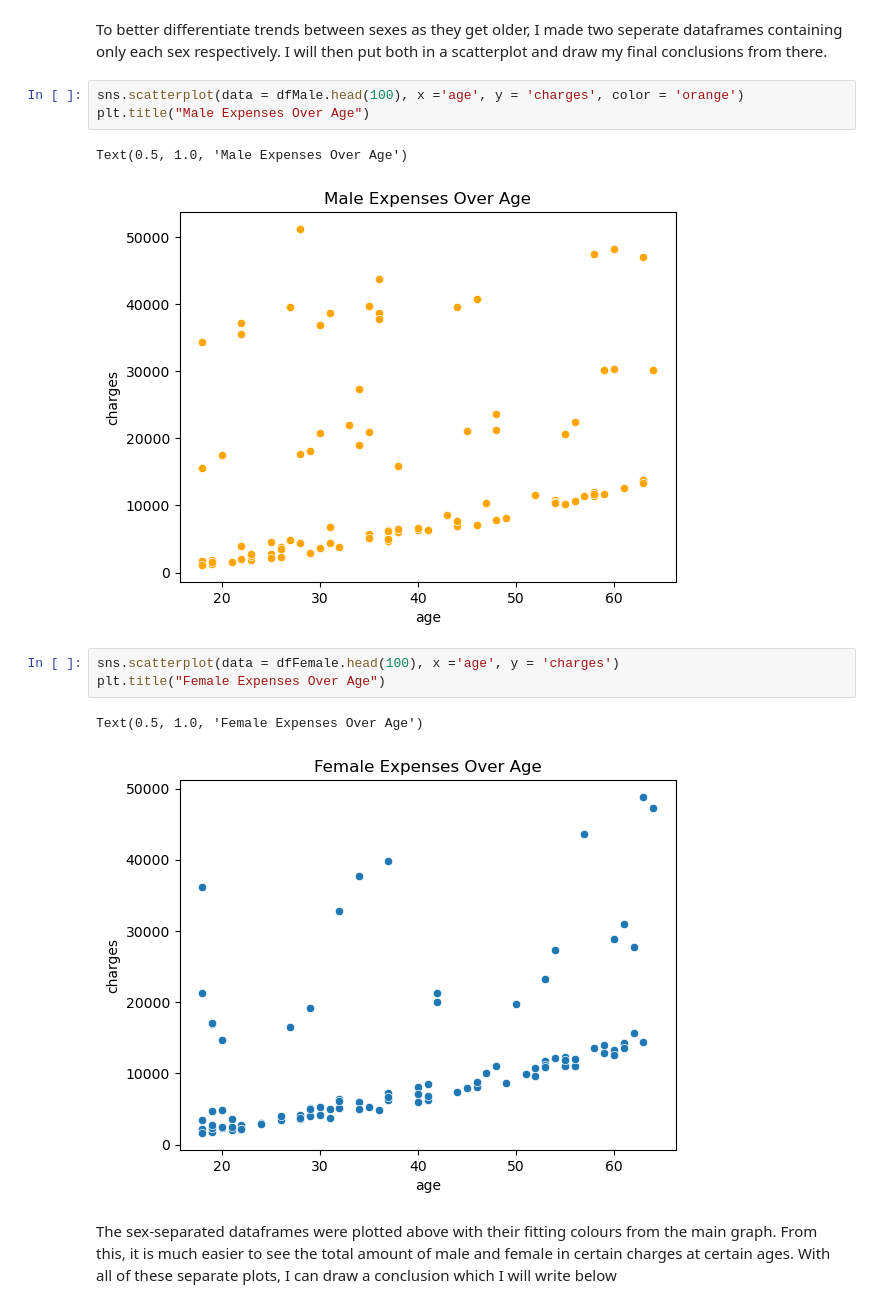
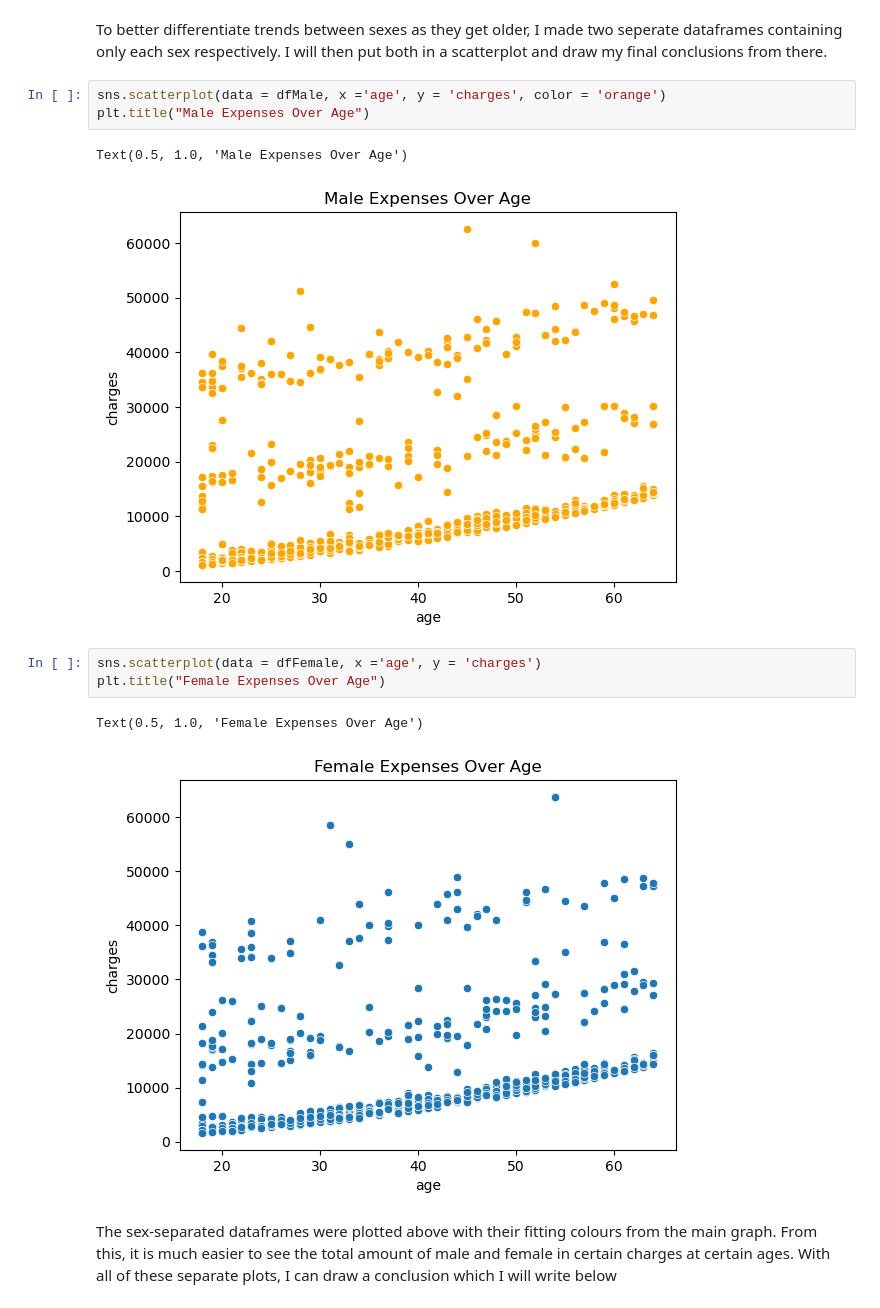
Before and after one commit to ubco-W2022T1-cosc301/project-group44, a Jupyter notebook: notebooks/analysis3.ipynb, the cells around one changed output. Cells and saved outputs as stored; diff of their text form.

```diff
--- a/notebooks/analysis3.ipynb
+++ b/notebooks/analysis3.ipynb
@@ -194,17 +194,17 @@ print(dfFemale)
 # %% [markdown]
 To better differentiate trends between sexes as they get older, I made two seperate dataframes containing only each sex respectively. I will then put both in a scatterplot and draw my final conclusions from there.
 # %%
-sns.scatterplot(data = dfMale.head(100), x ='age', y = 'charges', color = 'orange')
+sns.scatterplot(data = dfMale, x ='age', y = 'charges', color = 'orange')
 plt.title("Male Expenses Over Age")
 # %% [output]
 Text(0.5, 1.0, 'Male Expenses Over Age')
-[figure, old version]
+[figure, new version]
 # %%
-sns.scatterplot(data = dfFemale.head(100), x ='age', y = 'charges')
+sns.scatterplot(data = dfFemale, x ='age', y = 'charges')
 plt.title("Female Expenses Over Age")
 # %% [output]
 Text(0.5, 1.0, 'Female Expenses Over Age')
-[figure, old version]
+[figure, new version]
 # %% [markdown]
 The sex-separated dataframes were plotted above with their fitting colours from the main graph. From this, it is much easier to see the total amount of male and female in certain charges at certain ages. With all of these separate plots, I can draw a conclusion which I will write below
 # %% [markdown]
```
